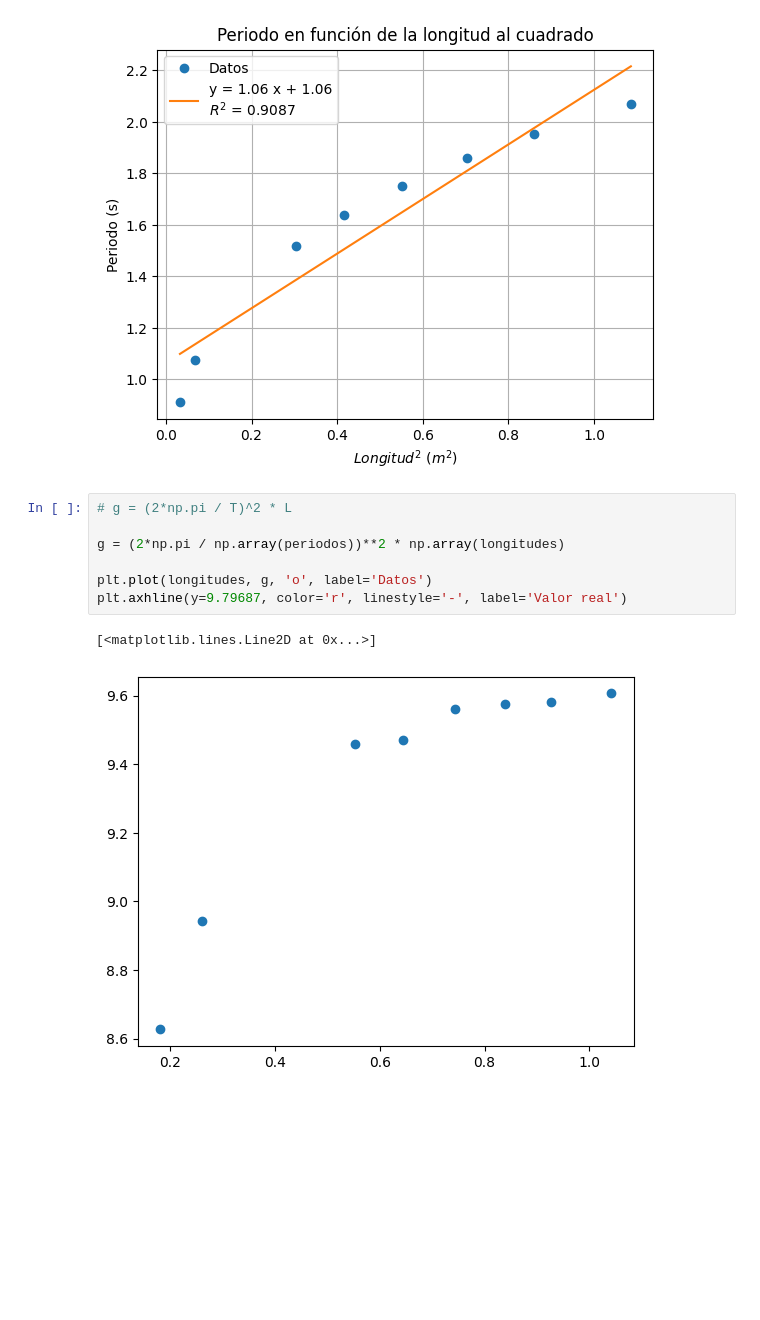
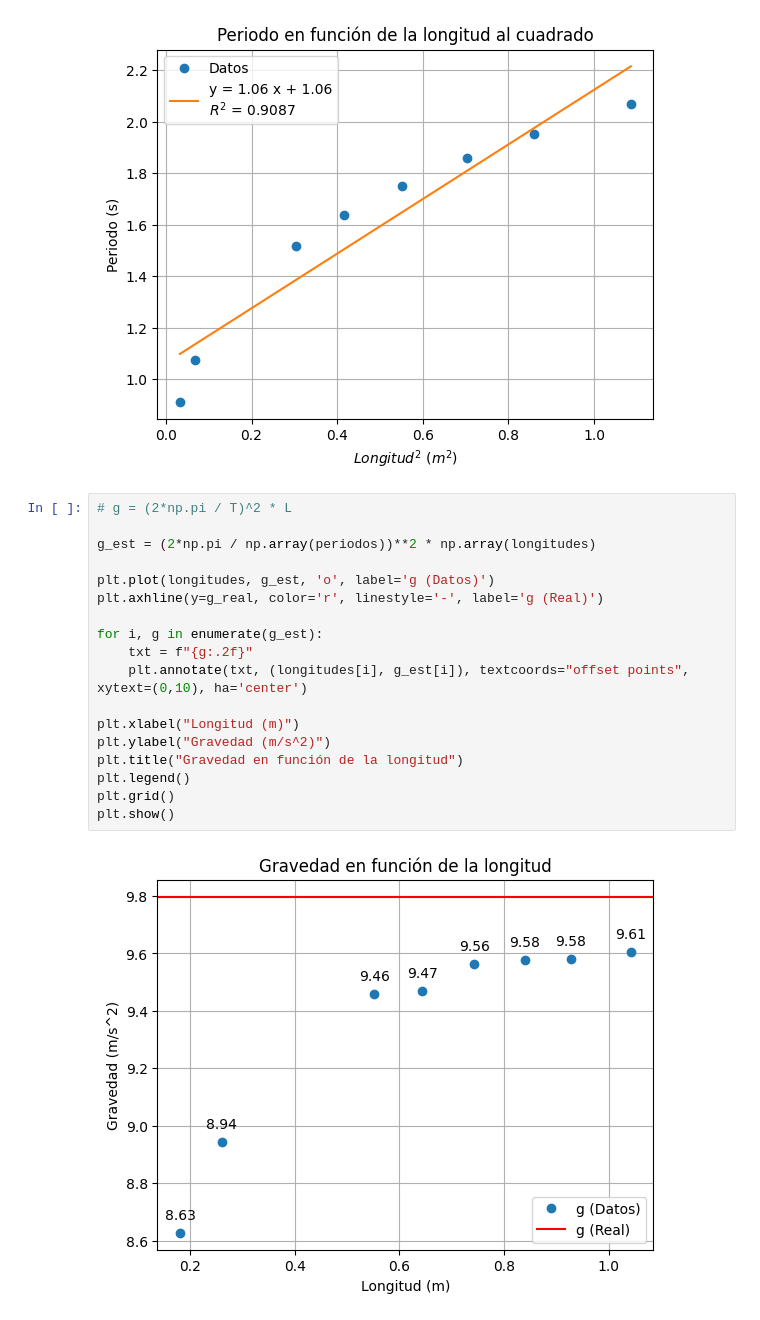
Before and after one commit to LecJackS/Mecanica-y-Termodinamica-2024-1C, a Jupyter notebook: Laboratorios/Labo03-04/Labo02.ipynb, the cells around one changed output. Saved outputs shown, nothing was run; the diff lists cells and outputs as text; blank space fills up the shorter version.

Commit message:
Update gravedad

```diff
--- a/Laboratorios/Labo03-04/Labo02.ipynb
+++ b/Laboratorios/Labo03-04/Labo02.ipynb
@@ -361,10 +361,20 @@ R2 = 0.9087
 # %%
 # g = (2*np.pi / T)^2 * L
 
-g = (2*np.pi / np.array(periodos))**2 * np.array(longitudes)
+g_est = (2*np.pi / np.array(periodos))**2 * np.array(longitudes)
 
-plt.plot(longitudes, g, 'o', label='Datos')
-plt.axhline(y=9.79687, color='r', linestyle='-', label='Valor real')
+plt.plot(longitudes, g_est, 'o', label='g (Datos)')
+plt.axhline(y=g_real, color='r', linestyle='-', label='g (Real)')
+
+for i, g in enumerate(g_est):
+    txt = f"{g:.2f}"
+    plt.annotate(txt, (longitudes[i], g_est[i]), textcoords="offset points", xytext=(0,10), ha='center')
+
+plt.xlabel("Longitud (m)")
+plt.ylabel("Gravedad (m/s^2)")
+plt.title("Gravedad en función de la longitud")
+plt.legend()
+plt.grid()
+plt.show()
 # %% [output]
-[<matplotlib.lines.Line2D at 0x...>]
-[figure, old version]
+[figure, new version]
```
